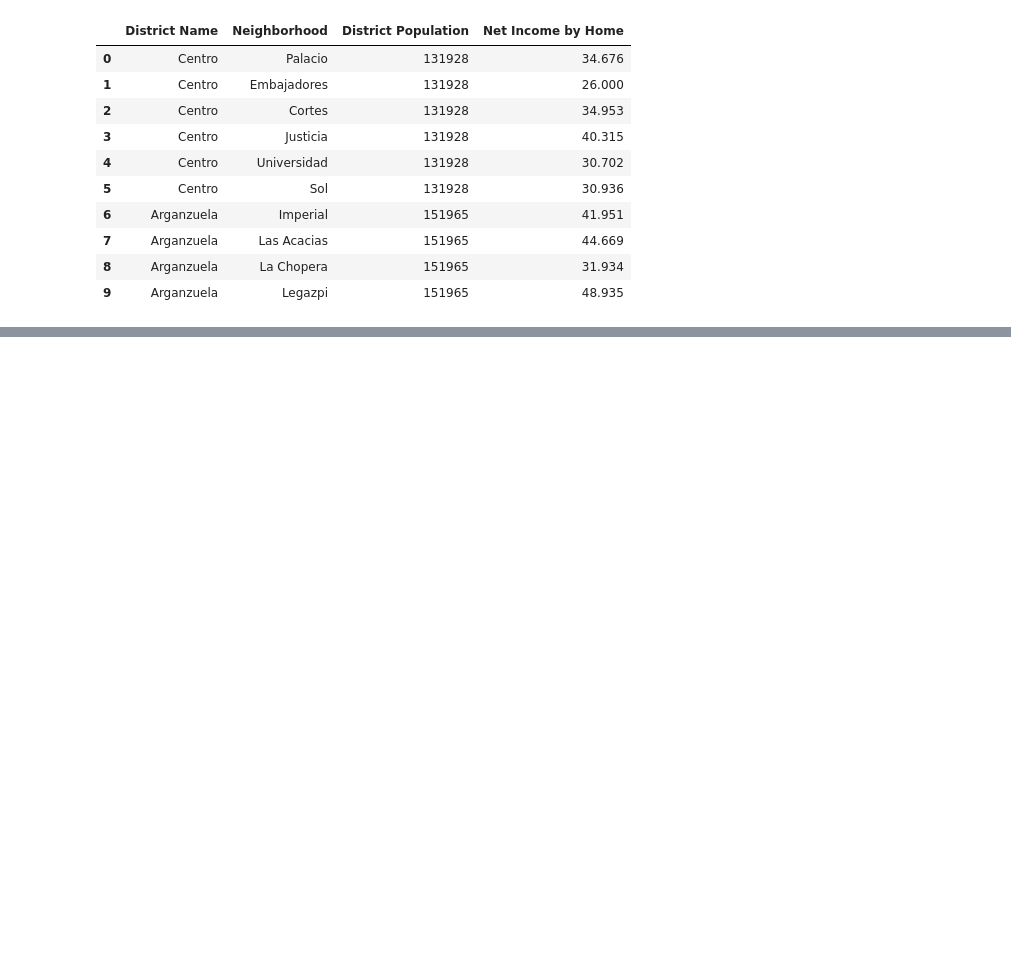
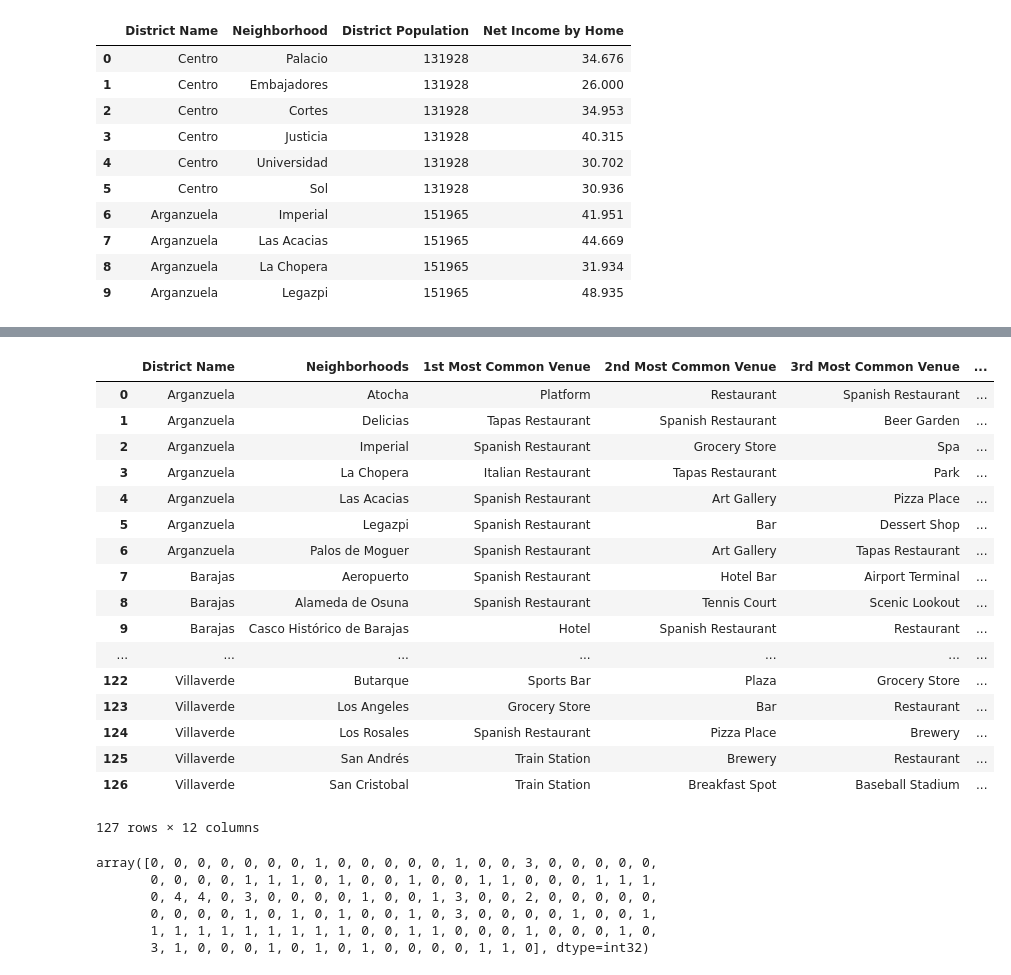
Before and after one commit to cazuaje27/BattleofNeighborhoods, a Jupyter notebook: The Battle of Neighborhoods.ipynb, the cells around one changed output, grey strips where cells are left out. Drawn from its saved outputs; the diff is of its cells as text; code cells hidden in the pictures; blank space fills up the shorter version.

```diff
--- a/The Battle of Neighborhoods.ipynb
+++ b/The Battle of Neighborhoods.ipynb
@@ -357,0 +491,64 @@ Name: House Price 2019 €/m2, Length: 128, dtype: float64
+# %%
+#Lets create a funtion to get the most common venues for each group.
+def return_most_common_venues(row, num_top_venues):
+    row_categories = row.iloc[2:]
+    row_categories_sorted = row_categories.sort_values(ascending=False)
+
+    return row_categories_sorted.index.values[0:num_top_venues]
+# %%
+num_top_venues = 10
+indicators = ['st', 'nd', 'rd']
+
+# create columns according to number of top venues
+columns = ['District Name','Neighborhoods']
+for ind in np.arange(num_top_venues):
+    try:
+        columns.append('{}{} Most Common Venue'.format(ind+1, indicators[ind]))
+    except:
+        columns.append('{}th Most Common Venue'.format(ind+1))
+
+# create a new dataframe
+neighborhoods_venues_sorted = pd.DataFrame(columns=columns)
+neighborhoods_venues_sorted[['District Name','Neighborhoods']] = madrid_grouped[['District Name','Neighborhoods']]
+
+for ind in np.arange(madrid_grouped.shape[0]):
+    neighborhoods_venues_sorted.iloc[ind, 2:] = return_most_common_venues(madrid_grouped.iloc[ind, :], num_top_venues)
+
+neighborhoods_venues_sorted
+# %% [output]
+|  | District Name | Neighborhoods | 1st Most Common Venue | 2nd Most Common Venue | 3rd Most Common Venue | ... |
+| 0 | Arganzuela | Atocha | Platform | Restaurant | Spanish Restaurant | ... |
+| 1 | Arganzuela | Delicias | Tapas Restaurant | Spanish Restaurant | Beer Garden | ... |
+| 2 | Arganzuela | Imperial | Spanish Restaurant | Grocery Store | Spa | ... |
+| 3 | Arganzuela | La Chopera | Italian Restaurant | Tapas Restaurant | Park | ... |
+| 4 | Arganzuela | Las Acacias | Spanish Restaurant | Art Gallery | Pizza Place | ... |
+| 5 | Arganzuela | Legazpi | Spanish Restaurant | Bar | Dessert Shop | ... |
+| 6 | Arganzuela | Palos de Moguer | Spanish Restaurant | Art Gallery | Tapas Restaurant | ... |
+| 7 | Barajas | Aeropuerto | Spanish Restaurant | Hotel Bar | Airport Terminal | ... |
+| 8 | Barajas | Alameda de Osuna | Spanish Restaurant | Tennis Court | Scenic Lookout | ... |
+| 9 | Barajas | Casco Histórico de Barajas | Hotel | Spanish Restaurant | Restaurant | ... |
+| ... | ... | ... | ... | ... | ... | ... |
+| 122 | Villaverde | Butarque | Sports Bar | Plaza | Grocery Store | ... |
+| 123 | Villaverde | Los Angeles | Grocery Store | Bar | Restaurant | ... |
+| 124 | Villaverde | Los Rosales | Spanish Restaurant | Pizza Place | Brewery | ... |
+| 125 | Villaverde | San Andrés | Train Station | Brewery | Restaurant | ... |
+| 126 | Villaverde | San Cristobal | Train Station | Breakfast Spot | Baseball Stadium | ... |
+127 rows × 12 columns
+# %%
+#Lets Create Cluster Using information
+kclusters = 5
+
+madrid_grouped_clustering = madrid_grouped.drop(['Neighborhoods','District Name'], axis=1)
+
+# run k-means clustering
+kmeans = KMeans(n_clusters=kclusters, random_state=0).fit(madrid_grouped_clustering)
+
+# check cluster labels generated for each row in the dataframe
+kmeans.labels_
+# %% [output]
+array([0, 0, 0, 0, 0, 0, 0, 1, 0, 0, 0, 0, 0, 1, 0, 0, 3, 0, 0, 0, 0, 0,
+       0, 0, 0, 0, 1, 1, 1, 0, 1, 0, 0, 1, 0, 0, 1, 1, 0, 0, 0, 1, 1, 1,
+       0, 4, 4, 0, 3, 0, 0, 0, 0, 1, 0, 0, 1, 3, 0, 0, 2, 0, 0, 0, 0, 0,
+       0, 0, 0, 0, 1, 0, 1, 0, 1, 0, 0, 1, 0, 3, 0, 0, 0, 0, 1, 0, 0, 1,
+       1, 1, 1, 1, 1, 1, 1, 1, 1, 0, 0, 1, 1, 0, 0, 0, 1, 0, 0, 0, 1, 0,
+       3, 1, 0, 0, 0, 1, 0, 1, 0, 1, 0, 0, 0, 0, 1, 1, 0], dtype=int32)
```
Also changed, not shown: parts of 23 cells of this notebook.
